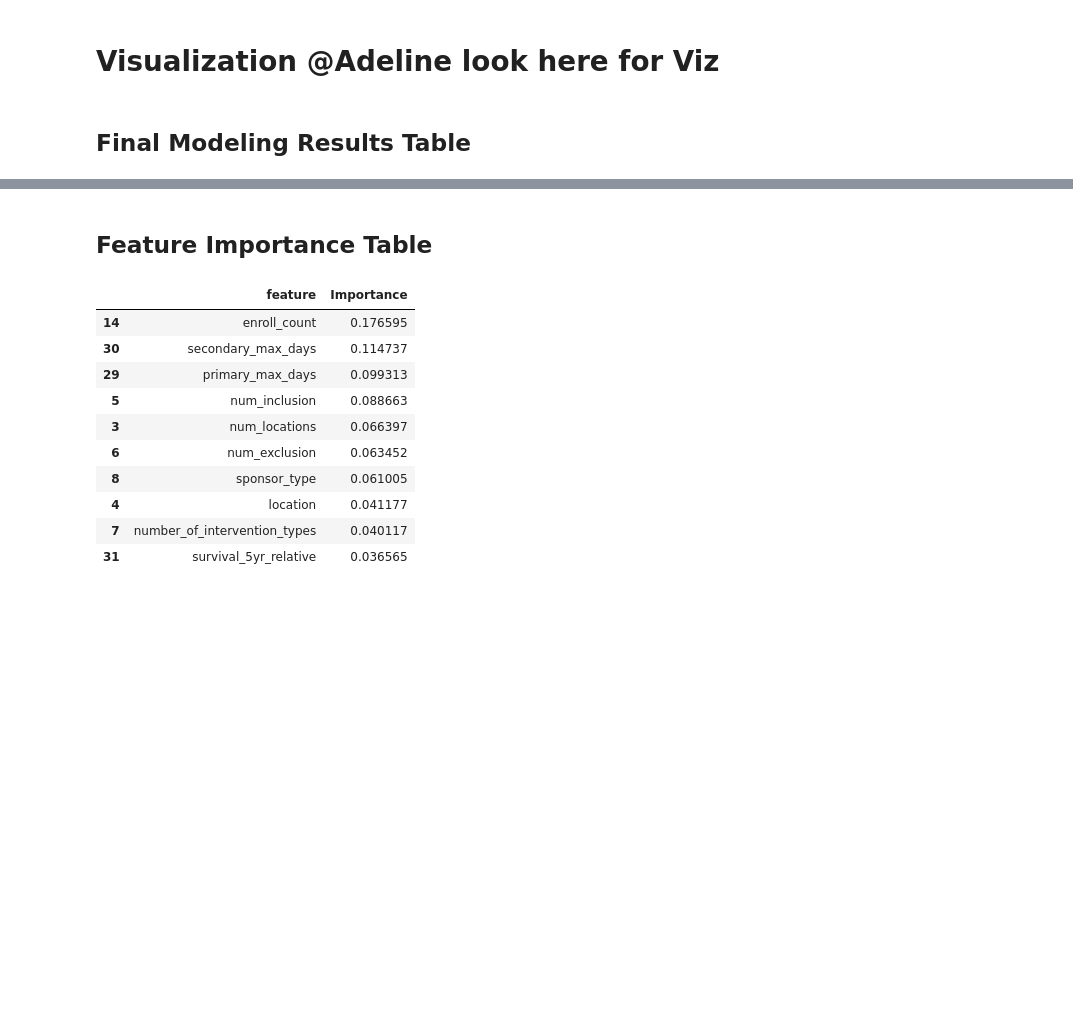
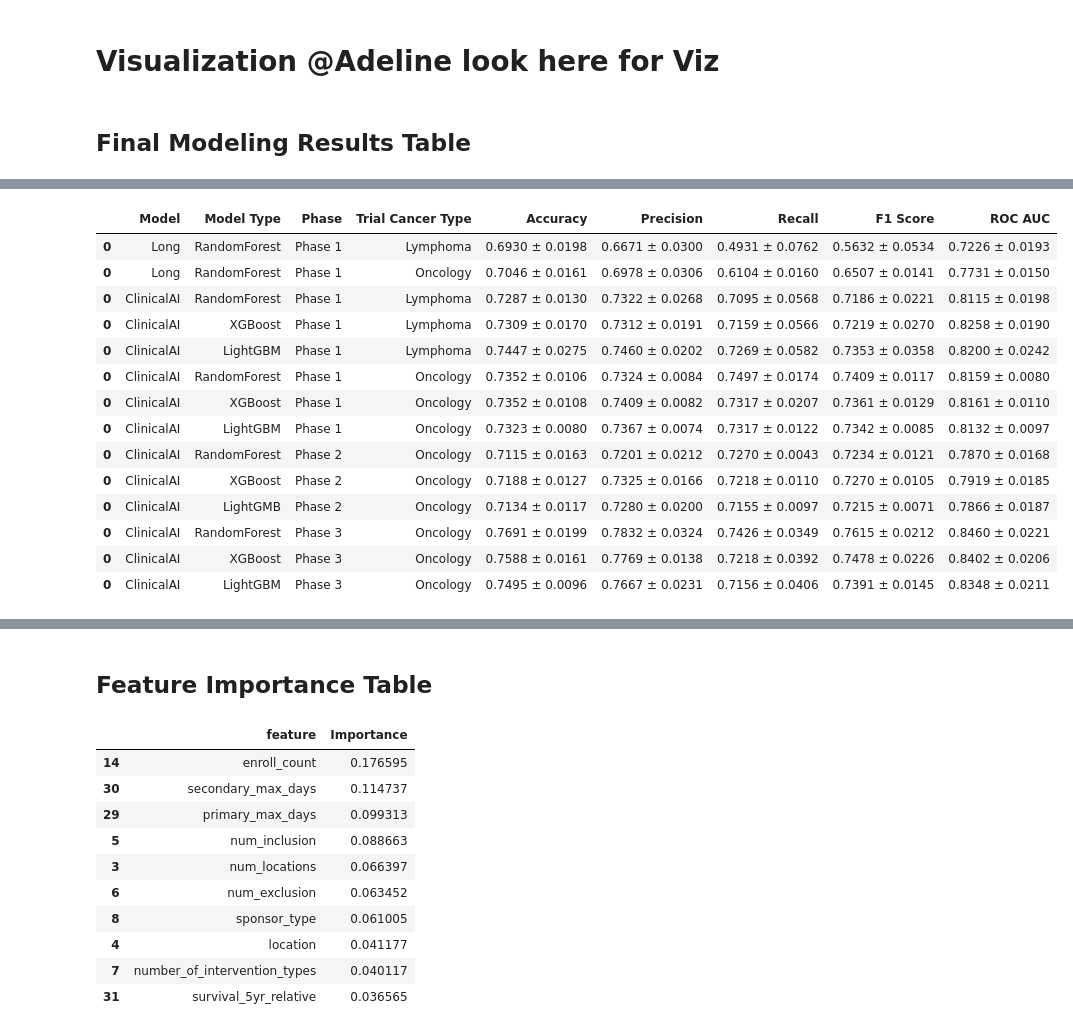
Before and after one commit to cynthiaxu04/predicting-clinicaltrials, a Jupyter notebook: model/feature_comparison.ipynb, the cells around one changed output, grey strips where cells are left out. Cells and saved outputs as stored; diff of their text form; code cells hidden in the pictures; blank space fills up the shorter version.

```diff
--- a/model/feature_comparison.ipynb
+++ b/model/feature_comparison.ipynb
@@ -445,0 +379,59 @@ final_result
+# %%
+
+data_map = {
+    'long_lymphoma_rf': {"Model": "Long", "Model Type": "RandomForest", "Phase": "Phase 1", "Trial Cancer Type": "Lymphoma"},
+    'long_oncology_rf': {"Model": "Long", "Model Type": "RandomForest", "Phase": "Phase 1", "Trial Cancer Type": "Oncology"},
+    'clinicalai_lymphoma phase1_rf': {"Model": "ClinicalAI", "Model Type": "RandomForest", "Phase": "Phase 1", "Trial Cancer Type": "Lymphoma"},
+    'clinicalai_lymphoma phase1_xgb': {"Model": "ClinicalAI", "Model Type": "XGBoost", "Phase": "Phase 1", "Trial Cancer Type": "Lymphoma"},
+    'clinicalai_lymphoma phase1_lgb': {"Model": "ClinicalAI", "Model Type": "LightGBM", "Phase": "Phase 1", "Trial Cancer Type": "Lymphoma"},
+    'clinicalai_oncology phase1_rf': {"Model": "ClinicalAI", "Model Type": "RandomForest", "Phase": "Phase 1", "Trial Cancer Type": "Oncology"},
+    'clinicalai_oncology phase1_xgb': {"Model": "ClinicalAI", "Model Type": "XGBoost", "Phase": "Phase 1", "Trial Cancer Type": "Oncology"},
+    'clinicalai_oncology phase1_lgb': {"Model": "ClinicalAI", "Model Type": "LightGBM", "Phase": "Phase 1", "Trial Cancer Type": "Oncology"},
+    'clinicalai_oncology phase2_rf': {"Model": "ClinicalAI", "Model Type": "RandomForest", "Phase": "Phase 2", "Trial Cancer Type": "Oncology"},
+    'clinicalai_oncology phase2_xgb': {"Model": "ClinicalAI", "Model Type": "XGBoost", "Phase": "Phase 2", "Trial Cancer Type": "Oncology"},
+    'clinicalai_oncology phase2_lgb': {"Model": "ClinicalAI", "Model Type": "LightGMB", "Phase": "Phase 2", "Trial Cancer Type": "Oncology"},
+    'clinicalai_oncology phase3_rf': {"Model": "ClinicalAI", "Model Type": "RandomForest", "Phase": "Phase 3", "Trial Cancer Type": "Oncology"},
+    'clinicalai_oncology phase3_xgb': {"Model": "ClinicalAI", "Model Type": "XGBoost", "Phase": "Phase 3", "Trial Cancer Type": "Oncology"},
+    'clinicalai_oncology phase3_lgb': {"Model": "ClinicalAI", "Model Type": "LightGBM", "Phase": "Phase 3", "Trial Cancer Type": "Oncology"}
+}
+
+col_names = {
+    'test_accuracy': "Accuracy",
+    'test_precision': "Precision",
+    'test_recall': "Recall",
+    'test_f1': "F1 Score",
+    'test_roc_auc': "ROC AUC"
+}
+train_result = train_df.rename(columns=col_names)
+train_result.loc[:, ['Model', 'Model Type', 'Phase', 'Trial Cancer Type']] = train_result['key'].apply(lambda x: pd.Series(data_map[x]))
+
+cols = [
+    "Model",
+    "Model Type",
+    "Phase",
+    "Trial Cancer Type",
+    "Accuracy",
+    "Precision",
+    "Recall",
+    "F1 Score",
+    "ROC AUC"
+]
+
+train_result = train_result[cols]
+train_result
+# %% [output]
+|  | Model | Model Type | Phase | Trial Cancer Type | Accuracy | Precision | Recall | F1 Score | ROC AUC |
+| 0 | Long | RandomForest | Phase 1 | Lymphoma | 0.6930 ± 0.0198 | 0.6671 ± 0.0300 | 0.4931 ± 0.0762 | 0.5632 ± 0.0534 | 0.7226 ± 0.0193 |
+| 0 | Long | RandomForest | Phase 1 | Oncology | 0.7046 ± 0.0161 | 0.6978 ± 0.0306 | 0.6104 ± 0.0160 | 0.6507 ± 0.0141 | 0.7731 ± 0.0150 |
+| 0 | ClinicalAI | RandomForest | Phase 1 | Lymphoma | 0.7287 ± 0.0130 | 0.7322 ± 0.0268 | 0.7095 ± 0.0568 | 0.7186 ± 0.0221 | 0.8115 ± 0.0198 |
+| 0 | ClinicalAI | XGBoost | Phase 1 | Lymphoma | 0.7309 ± 0.0170 | 0.7312 ± 0.0191 | 0.7159 ± 0.0566 | 0.7219 ± 0.0270 | 0.8258 ± 0.0190 |
+| 0 | ClinicalAI | LightGBM | Phase 1 | Lymphoma | 0.7447 ± 0.0275 | 0.7460 ± 0.0202 | 0.7269 ± 0.0582 | 0.7353 ± 0.0358 | 0.8200 ± 0.0242 |
+| 0 | ClinicalAI | RandomForest | Phase 1 | Oncology | 0.7352 ± 0.0106 | 0.7324 ± 0.0084 | 0.7497 ± 0.0174 | 0.7409 ± 0.0117 | 0.8159 ± 0.0080 |
+| 0 | ClinicalAI | XGBoost | Phase 1 | Oncology | 0.7352 ± 0.0108 | 0.7409 ± 0.0082 | 0.7317 ± 0.0207 | 0.7361 ± 0.0129 | 0.8161 ± 0.0110 |
+| 0 | ClinicalAI | LightGBM | Phase 1 | Oncology | 0.7323 ± 0.0080 | 0.7367 ± 0.0074 | 0.7317 ± 0.0122 | 0.7342 ± 0.0085 | 0.8132 ± 0.0097 |
+| 0 | ClinicalAI | RandomForest | Phase 2 | Oncology | 0.7115 ± 0.0163 | 0.7201 ± 0.0212 | 0.7270 ± 0.0043 | 0.7234 ± 0.0121 | 0.7870 ± 0.0168 |
+| 0 | ClinicalAI | XGBoost | Phase 2 | Oncology | 0.7188 ± 0.0127 | 0.7325 ± 0.0166 | 0.7218 ± 0.0110 | 0.7270 ± 0.0105 | 0.7919 ± 0.0185 |
+| 0 | ClinicalAI | LightGMB | Phase 2 | Oncology | 0.7134 ± 0.0117 | 0.7280 ± 0.0200 | 0.7155 ± 0.0097 | 0.7215 ± 0.0071 | 0.7866 ± 0.0187 |
+| 0 | ClinicalAI | RandomForest | Phase 3 | Oncology | 0.7691 ± 0.0199 | 0.7832 ± 0.0324 | 0.7426 ± 0.0349 | 0.7615 ± 0.0212 | 0.8460 ± 0.0221 |
+| 0 | ClinicalAI | XGBoost | Phase 3 | Oncology | 0.7588 ± 0.0161 | 0.7769 ± 0.0138 | 0.7218 ± 0.0392 | 0.7478 ± 0.0226 | 0.8402 ± 0.0206 |
+| 0 | ClinicalAI | LightGBM | Phase 3 | Oncology | 0.7495 ± 0.0096 | 0.7667 ± 0.0231 | 0.7156 ± 0.0406 | 0.7391 ± 0.0145 | 0.8348 ± 0.0211 |
```
Also changed, not shown: parts of 16 cells of this notebook, 12 other files.
